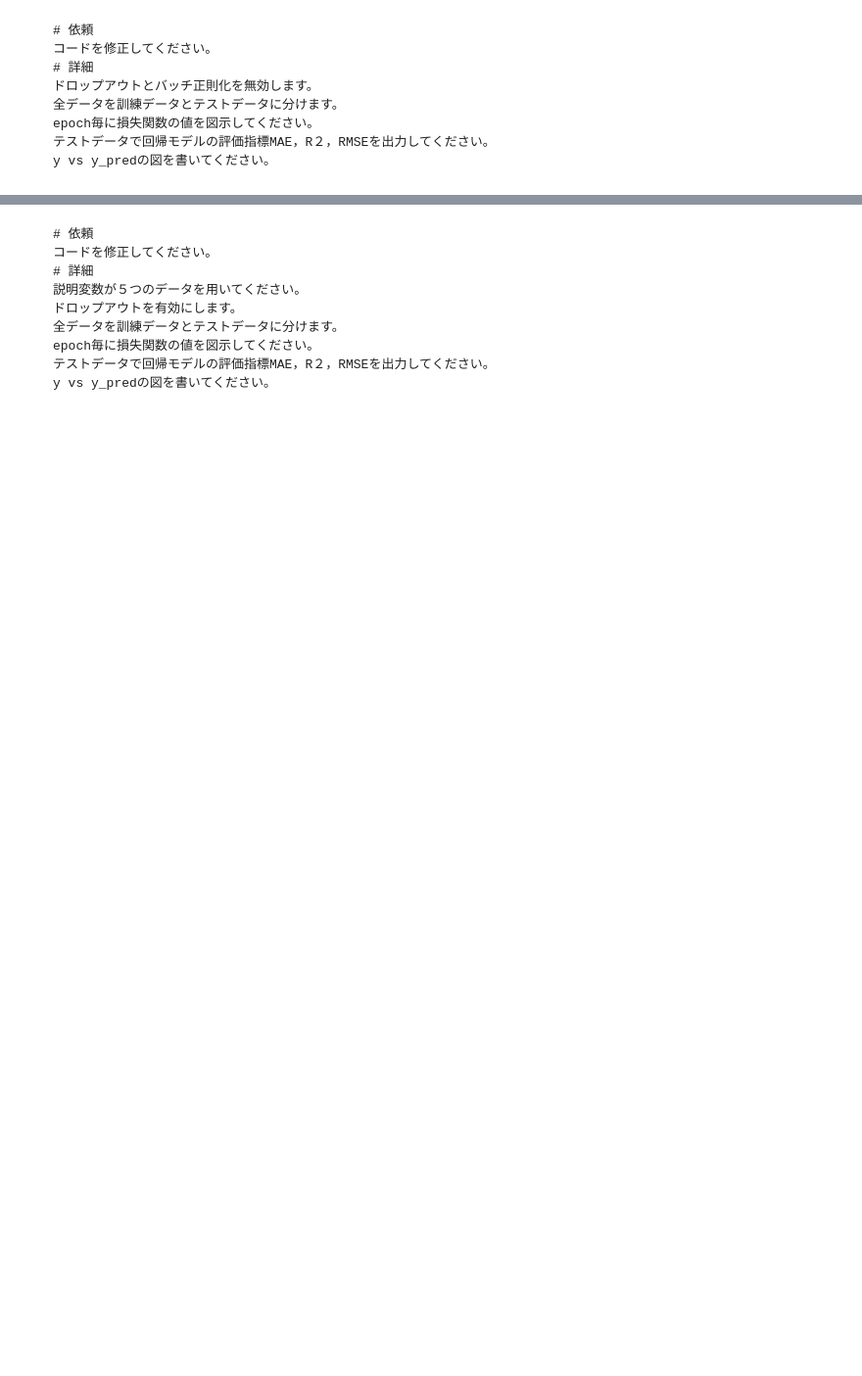
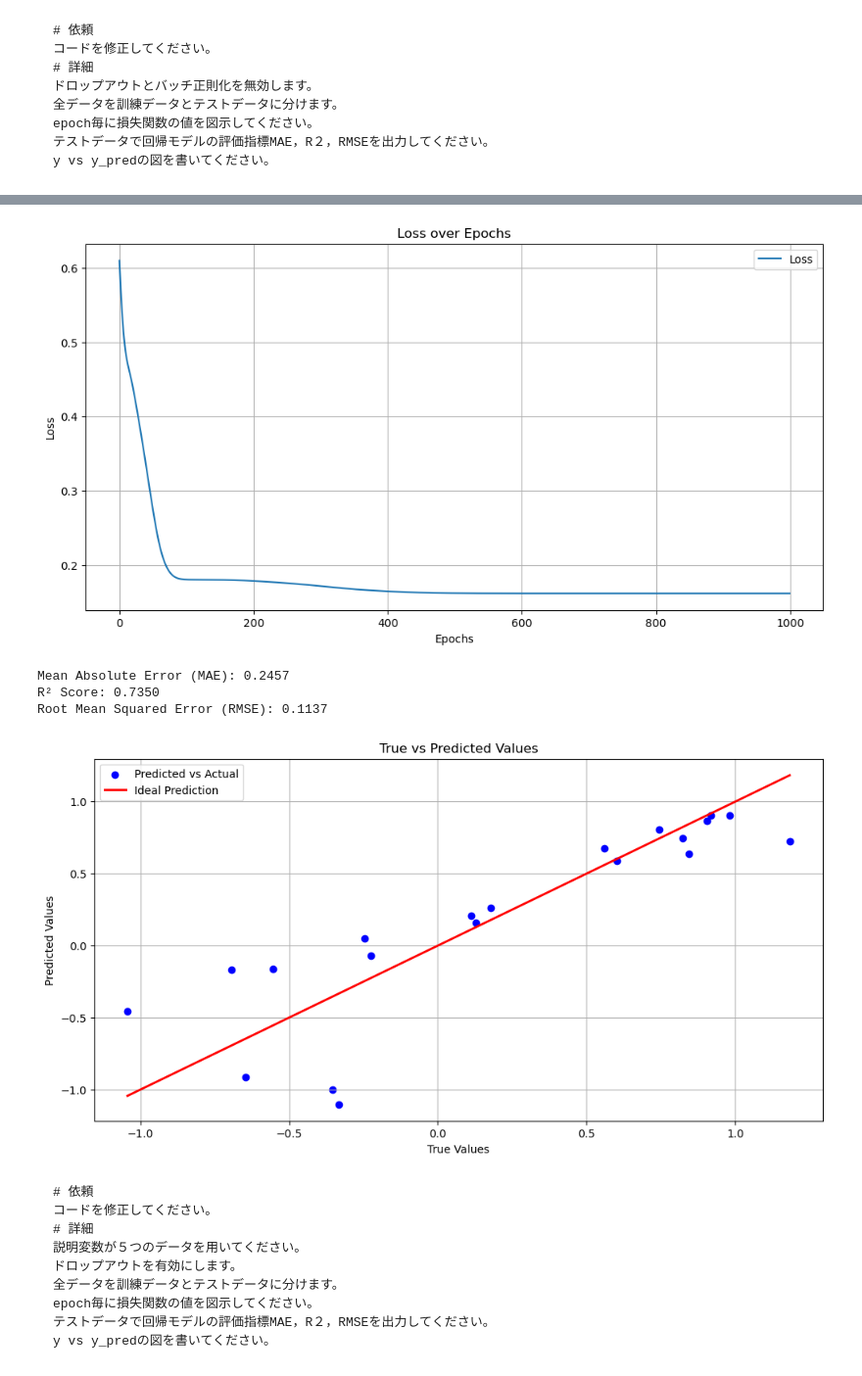
Before and after one commit to nim-hrkn/python_mi_seminar_2025, a Jupyter notebook: 200.NN/200.010.simple_NN.ipynb, the cells around one changed output, grey strips where cells are left out. Shown at 98% size. Saved outputs shown, nothing was run; the diff lists cells and outputs as text; code cells hidden in the pictures; blank space fills up the shorter version.

```diff
--- a/200.NN/200.010.simple_NN.ipynb
+++ b/200.NN/200.010.simple_NN.ipynb
@@ -305,7 +348,8 @@ plt.show()
 # 評価指標の計算
 mae = mean_absolute_error(y_test.numpy(), y_pred)
 r2 = r2_score(y_test.numpy(), y_pred)
-rmse = mean_squared_error(y_test.numpy(), y_pred, squared=False)
+# rmse = mean_squared_error(y_test.numpy(), y_pred, squared=False) # squared=Falseがあると原因不明なエラーが起きる。
+rmse = mean_squared_error(y_test.numpy(), y_pred)
 
 print(f'Mean Absolute Error (MAE): {mae:.4f}')
 print(f'R² Score: {r2:.4f}')
@@ -323,3 +367,4 @@ plt.ylabel('Predicted Values')
 plt.legend()
 plt.grid()
 plt.show()
+# %% [output]
@@ -326,3 +381,8 @@ plt.show()
+[figure, added]
+Mean Absolute Error (MAE): 0.2457
+R² Score: 0.7350
+Root Mean Squared Error (RMSE): 0.1137
+[figure, added]
 # %% [markdown]
 
 
```
Also changed, not shown: parts of 9 cells of this notebook, 7 other files.
